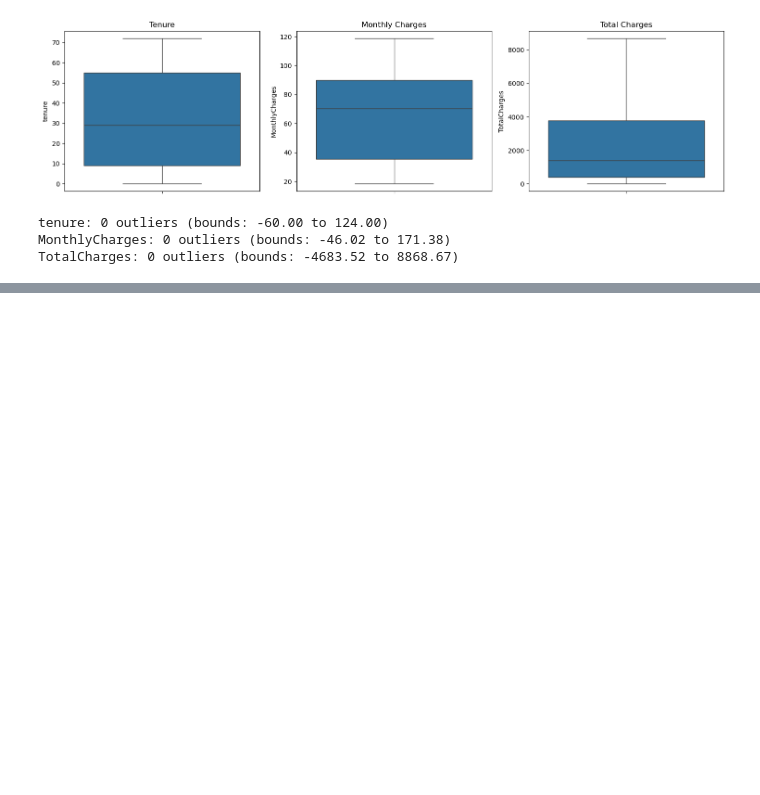
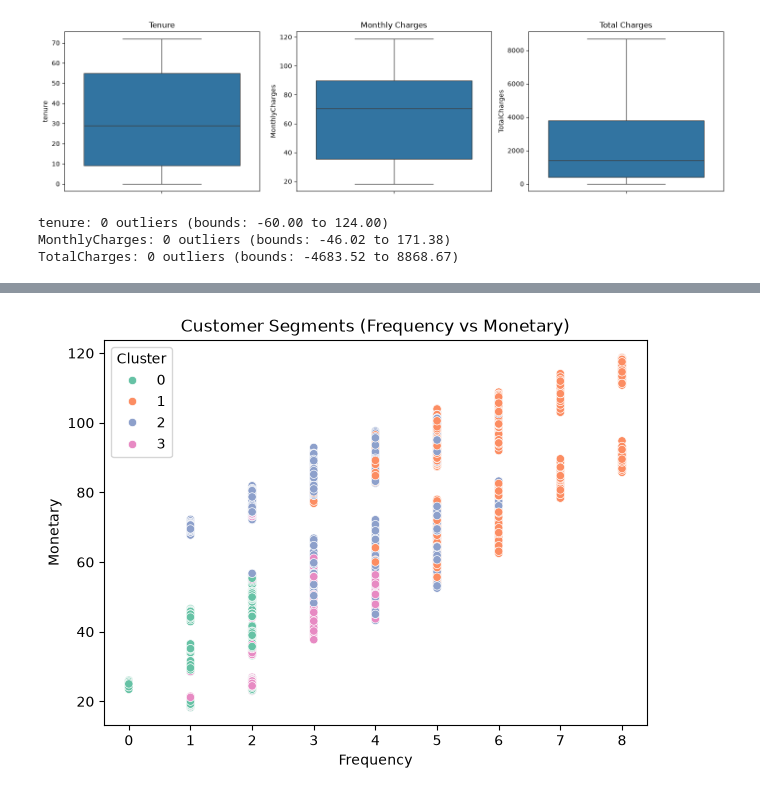
Before and after one commit to Tanmay083/customer-segmentation-churn-prediction, a Jupyter notebook: notebooks/01.ipynb, the cells around one changed output, grey strips where cells are left out. Cells and saved outputs as stored; diff of their text form; code cells hidden in the pictures; blank space fills up the shorter version.

```diff
--- a/notebooks/01.ipynb
+++ b/notebooks/01.ipynb
@@ -178,0 +268,7 @@ plt.show()
+# %%
+optimal_k = 4  # replace with what your elbow + silhouette actually show
+
+kmeans = KMeans(n_clusters=optimal_k, random_state=42, n_init=10)
+rfm['Cluster'] = kmeans.fit_predict(rfm_scaled)
+
+rfm.groupby('Cluster')[['Recency', 'Frequency', 'Monetary']].mean()
@@ -178,0 +282,7 @@ plt.show()
+# %%
+plt.figure(figsize=(7,5))
+sns.scatterplot(data=rfm, x='Frequency', y='Monetary', hue='Cluster', palette='Set2')
+plt.title('Customer Segments (Frequency vs Monetary)')
+plt.show()
+# %% [output]
+[figure, added]
```
Also changed, not shown: parts of 24 cells of this notebook.
